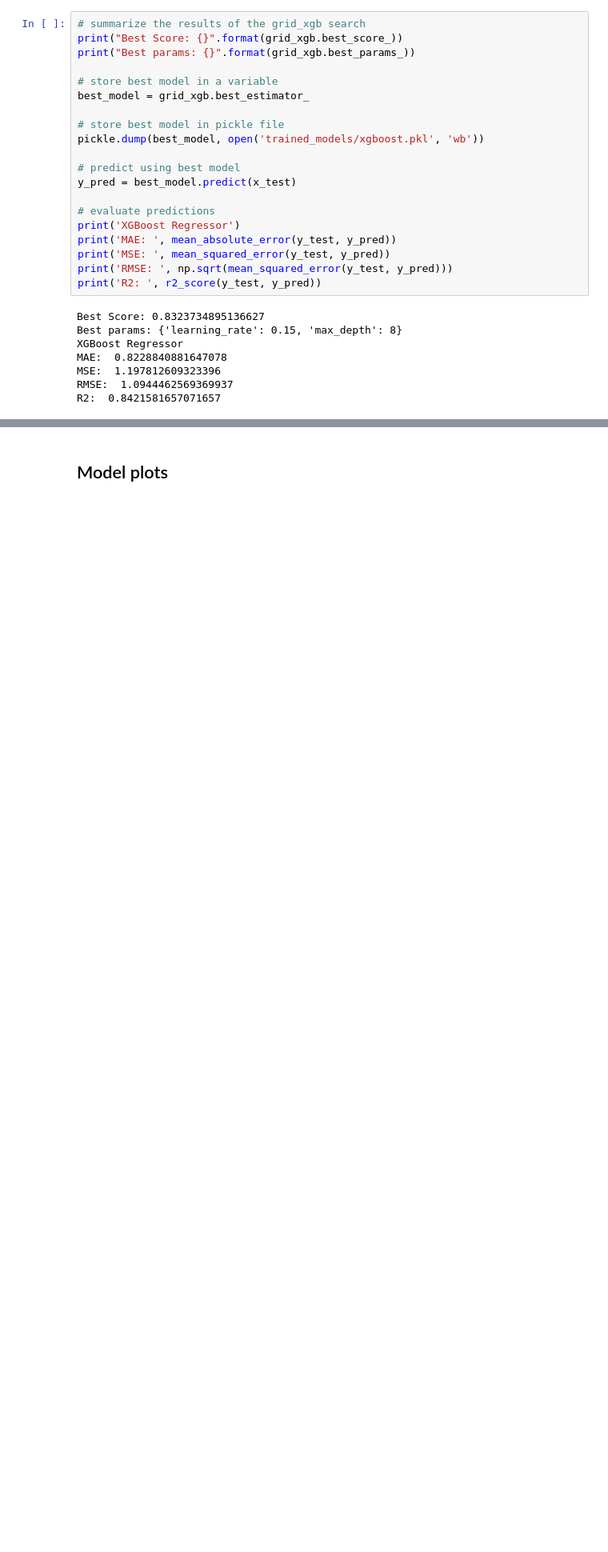
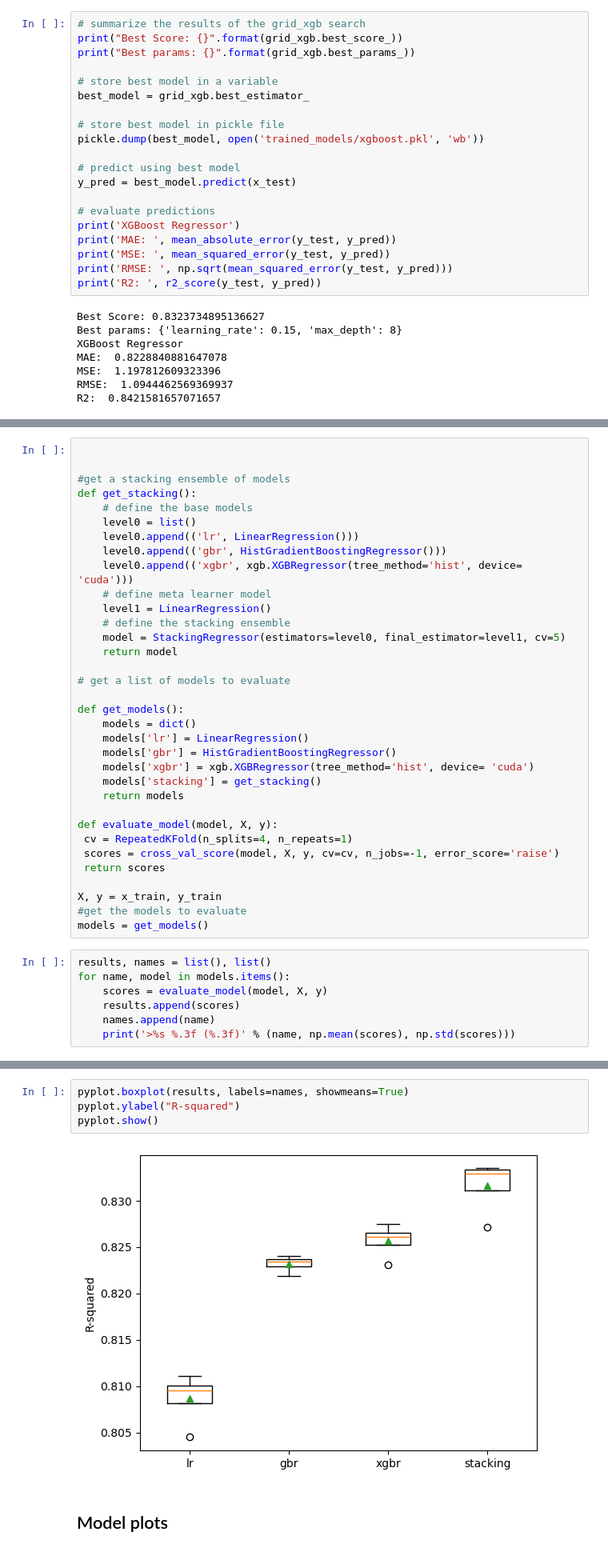
Before and after one commit to paulo-seixal/drug_sensitivity, a Jupyter notebook: baseline_ml.ipynb, the cells around one changed output, grey strips where cells are left out. Shown at 80% size. Cells and saved outputs as stored; diff of their text form; blank space fills up the shorter version.

Commit message:
stacking

```diff
--- a/baseline_ml.ipynb
+++ b/baseline_ml.ipynb
@@ -389,0 +383,41 @@ R2:  0.8421581657071657
+# %%
+
+
+#get a stacking ensemble of models
+def get_stacking():
+    # define the base models
+    level0 = list()
+    level0.append(('lr', LinearRegression()))
+    level0.append(('gbr', HistGradientBoostingRegressor()))
+    level0.append(('xgbr', xgb.XGBRegressor(tree_method='hist', device= 'cuda')))
+    # define meta learner model
+    level1 = LinearRegression()
+    # define the stacking ensemble
+    model = StackingRegressor(estimators=level0, final_estimator=level1, cv=5)
+    return model
+
+# get a list of models to evaluate
+
+def get_models():
+    models = dict()
+    models['lr'] = LinearRegression()
+    models['gbr'] = HistGradientBoostingRegressor()
+    models['xgbr'] = xgb.XGBRegressor(tree_method='hist', device= 'cuda')
+    models['stacking'] = get_stacking()
+    return models
+
+def evaluate_model(model, X, y):
+ cv = RepeatedKFold(n_splits=4, n_repeats=1)
+ scores = cross_val_score(model, X, y, cv=cv, n_jobs=-1, error_score='raise')
+ return scores
+
+X, y = x_train, y_train
+#get the models to evaluate
+models = get_models()
+# %%
+results, names = list(), list()
+for name, model in models.items():
+    scores = evaluate_model(model, X, y)
+    results.append(scores)
+    names.append(name)
+    print('>%s %.3f (%.3f)' % (name, np.mean(scores), np.std(scores)))
@@ -390,3 +429,9 @@ R2:  0.8421581657071657
+# %%
+pyplot.boxplot(results, labels=names, showmeans=True)
+pyplot.ylabel("R-squared")
+pyplot.show()
+# %% [output]
+[figure, added]
 # %% [markdown]
 ## Model plots
 # %%
```
Also changed, not shown: parts of 4 cells of this notebook, 1 other file.
